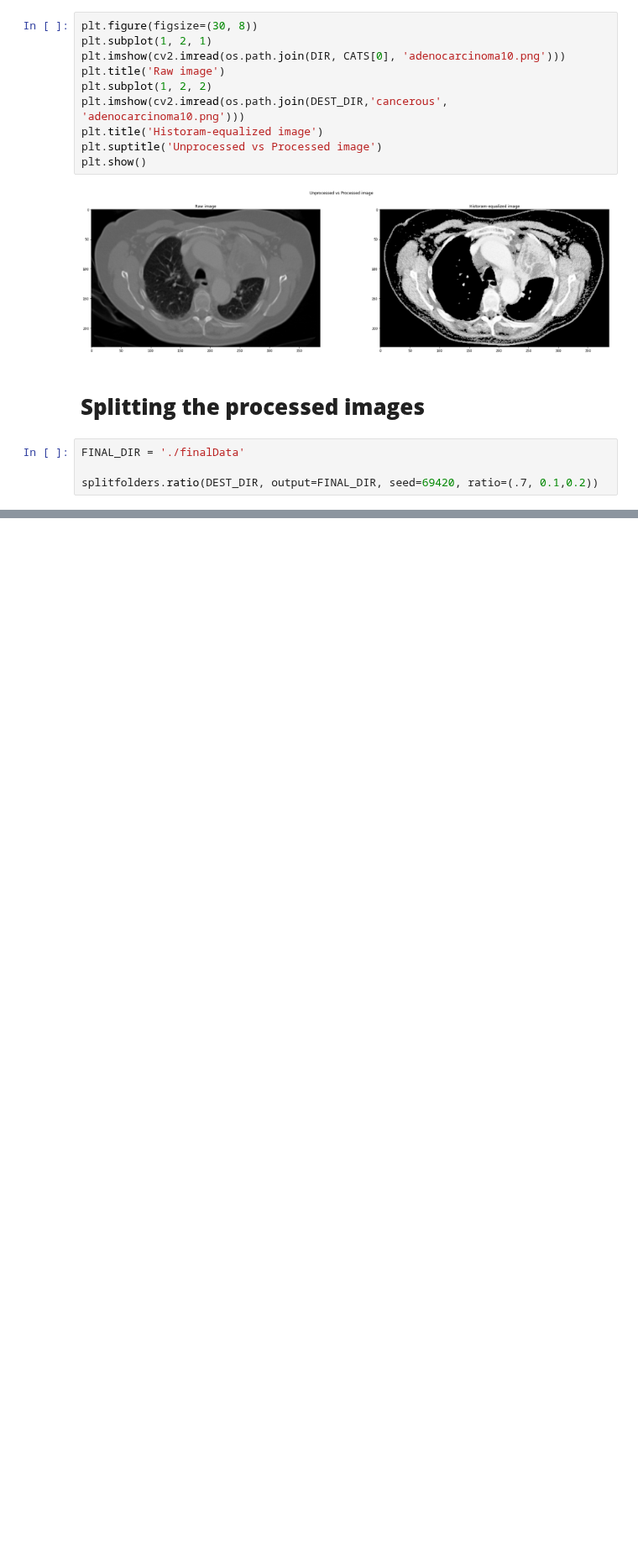
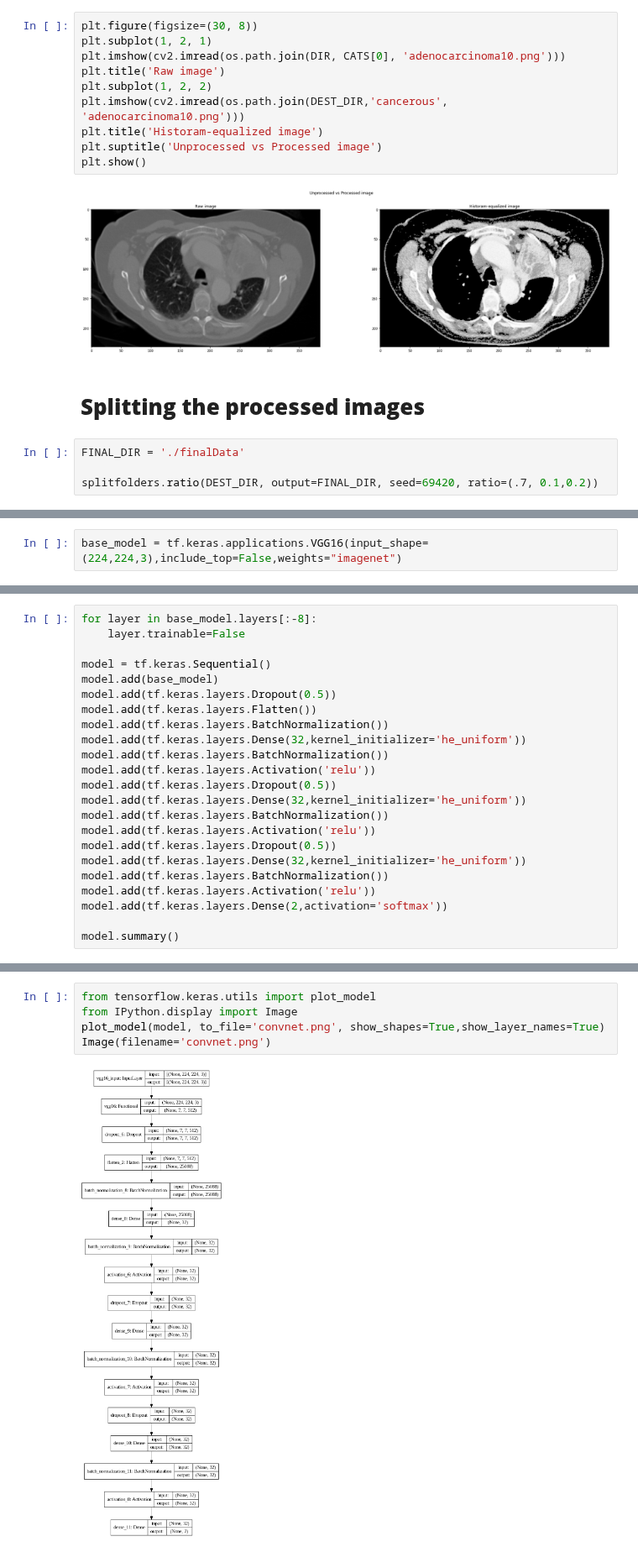
Before and after one commit to rumbleFTW/lung-cancer-detection, a Jupyter notebook: notebook.ipynb, the cells around one changed output, grey strips where cells are left out. Shown at 84% size. Saved outputs shown, nothing was run; the diff lists cells and outputs as text; blank space fills up the shorter version.

Commit message:
Delete model.h5
Added VVG16

```diff
--- a/notebook.ipynb
+++ b/notebook.ipynb
@@ -61,0 +97,2 @@ splitfolders.ratio(DEST_DIR, output=FINAL_DIR, seed=69420, ratio=(.7, 0.1,0.2))
+# %%
+base_model = tf.keras.applications.VGG16(input_shape=(224,224,3),include_top=False,weights="imagenet")
@@ -61,0 +109,23 @@ splitfolders.ratio(DEST_DIR, output=FINAL_DIR, seed=69420, ratio=(.7, 0.1,0.2))
+# %%
+for layer in base_model.layers[:-8]:
+    layer.trainable=False
+
+model = tf.keras.Sequential()
+model.add(base_model)
+model.add(tf.keras.layers.Dropout(0.5))
+model.add(tf.keras.layers.Flatten())
+model.add(tf.keras.layers.BatchNormalization())
+model.add(tf.keras.layers.Dense(32,kernel_initializer='he_uniform'))
+model.add(tf.keras.layers.BatchNormalization())
+model.add(tf.keras.layers.Activation('relu'))
+model.add(tf.keras.layers.Dropout(0.5))
+model.add(tf.keras.layers.Dense(32,kernel_initializer='he_uniform'))
+model.add(tf.keras.layers.BatchNormalization())
+model.add(tf.keras.layers.Activation('relu'))
+model.add(tf.keras.layers.Dropout(0.5))
+model.add(tf.keras.layers.Dense(32,kernel_initializer='he_uniform'))
+model.add(tf.keras.layers.BatchNormalization())
+model.add(tf.keras.layers.Activation('relu'))
+model.add(tf.keras.layers.Dense(2,activation='softmax'))
+
+model.summary()
@@ -61,0 +150,7 @@ splitfolders.ratio(DEST_DIR, output=FINAL_DIR, seed=69420, ratio=(.7, 0.1,0.2))
+# %%
+from tensorflow.keras.utils import plot_model
+from IPython.display import Image
+plot_model(model, to_file='convnet.png', show_shapes=True,show_layer_names=True)
+Image(filename='convnet.png')
+# %% [output]
+[figure, added]
```
Also changed, not shown: parts of 10 cells of this notebook, 1 other file.
